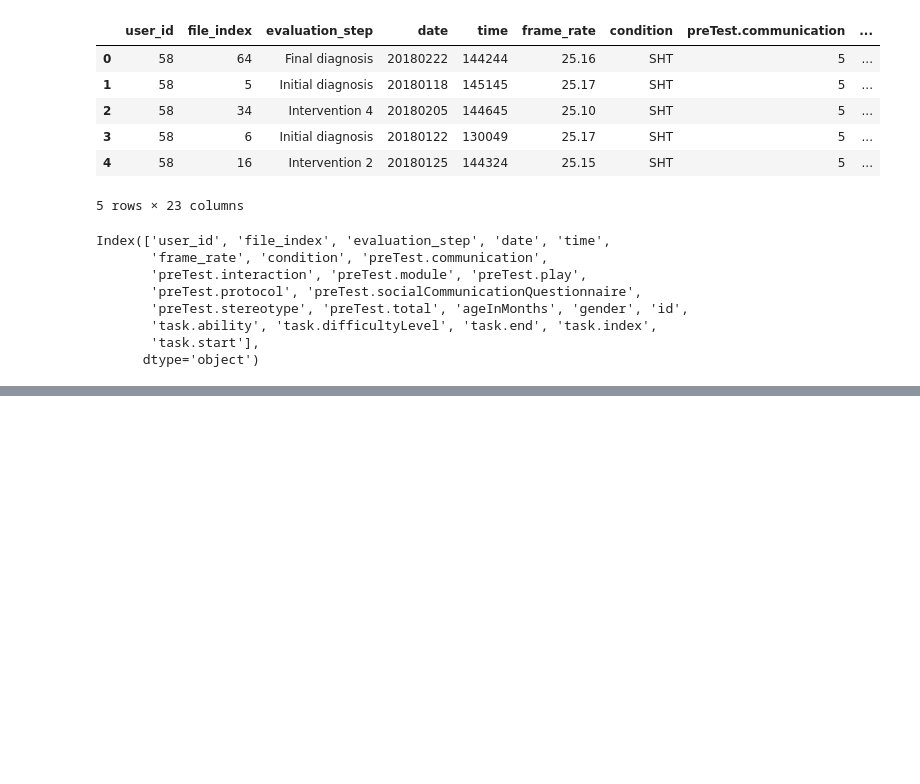
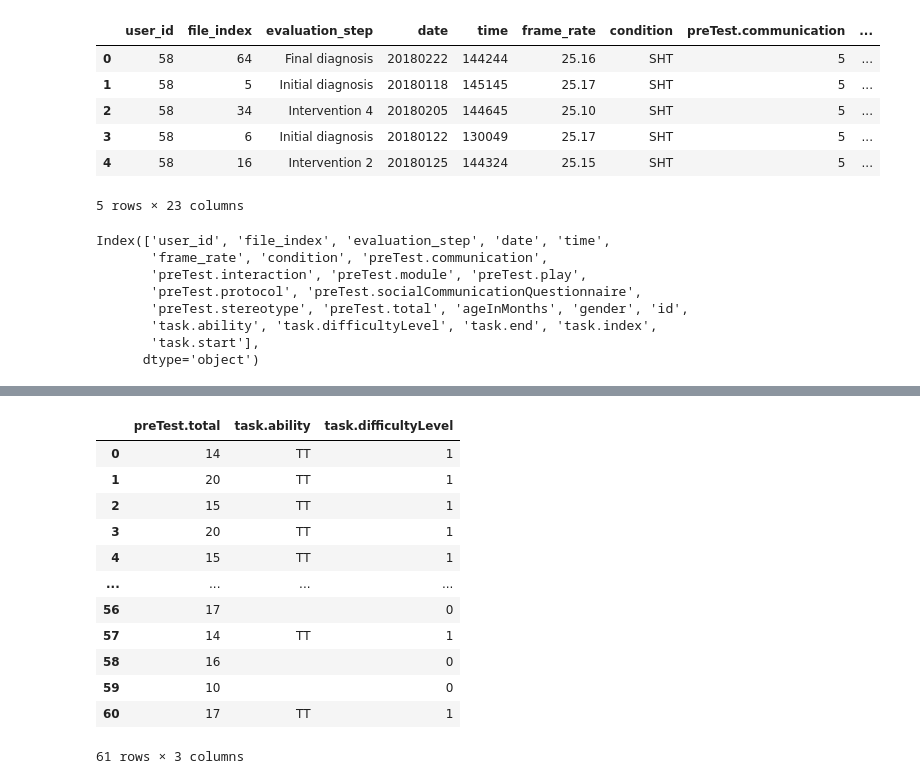
Before and after one commit to clawall/siads-593, a Jupyter notebook: notebooks/02_dream_dataset_analysis.ipynb, the cells around one changed output, grey strips where cells are left out. Saved outputs shown, nothing was run; the diff lists cells and outputs as text; code cells hidden in the pictures; blank space fills up the shorter version.

```diff
--- a/notebooks/02_dream_dataset_analysis.ipynb
+++ b/notebooks/02_dream_dataset_analysis.ipynb
@@ -113,0 +138,24 @@ alt.Chart(dream_df[(dream_df['task.end'] > 0) & (dream_df['file_index'] < 70)]).
+# %%
+# Group the dataframe by 'user_id' and get the index of the row with the smallest 'task.start'
+user_index_of_min_task_start = dream_df.groupby('user_id')['file_index'].idxmin()
+
+# Return a Dataframe with the initial task evaluation for each user
+initial_task_per_user_df = dream_df.loc[user_index_of_min_task_start, ['preTest.total', 'task.ability', 'task.difficultyLevel']].reset_index()#.set_index(['preTest.total', 'task.ability'])
+
+del initial_task_per_user_df['index']
+
+initial_task_per_user_df
+# %% [output]
+|  | preTest.total | task.ability | task.difficultyLevel |
+| 0 | 14 | TT | 1 |
+| 1 | 20 | TT | 1 |
+| 2 | 15 | TT | 1 |
+| 3 | 20 | TT | 1 |
+| 4 | 15 | TT | 1 |
+| ... | ... | ... | ... |
+| 56 | 17 |  | 0 |
+| 57 | 14 | TT | 1 |
+| 58 | 16 |  | 0 |
+| 59 | 10 |  | 0 |
+| 60 | 17 | TT | 1 |
+61 rows × 3 columns
```
Also changed, not shown: parts of 15 cells of this notebook, 2 other files.
